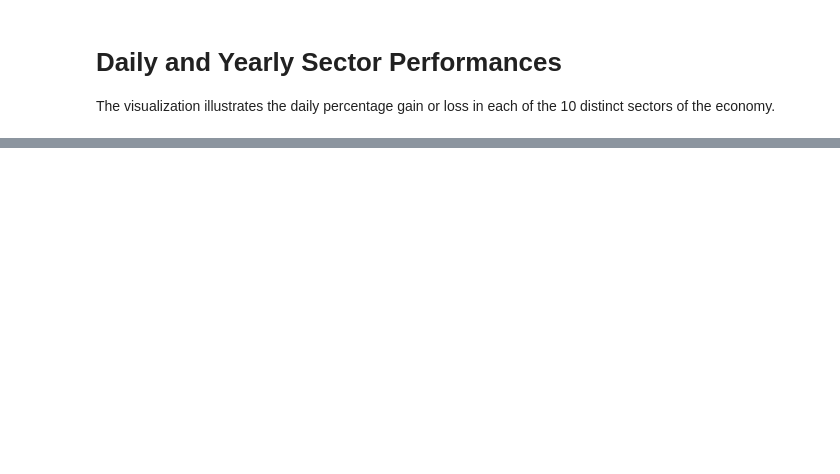
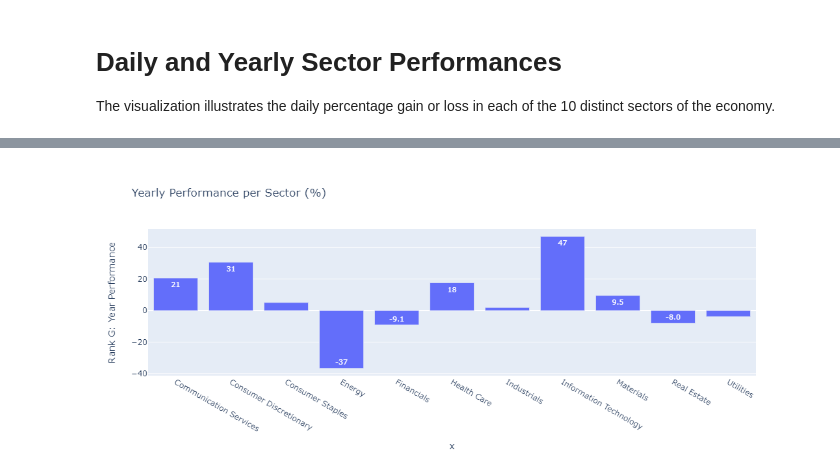
Before and after one commit to evanpaliotta/Financial_Dashboard, a Jupyter notebook: Macro/sector_performance.ipynb, the cells around one changed output, grey strips where cells are left out. Saved outputs shown, nothing was run; the diff lists cells and outputs as text; code cells hidden in the pictures; blank space fills up the shorter version.

```diff
--- a/Macro/sector_performance.ipynb
+++ b/Macro/sector_performance.ipynb
@@ -28,6 +30,8 @@ sector_performance_vis
 # %%
 # Graph yearly performances
 sector_performance_vis2 = px.bar(percent_data, y='Rank G: Year Performance', x=percent_data.index, text='Rank G: Year Performance', title='Yearly Performance per Sector (%)')
 sector_performance_vis2.update_traces(texttemplate='%{text:.2s}', textposition='inside')
 sector_performance_vis2.update_layout(uniformtext_minsize=8, uniformtext_mode='hide')
-sector_performance_vis2
+sector_performance_vis2.show()
+# %% [output]
+[figure, added]
```
Also changed, not shown: parts of 1 cell of this notebook.
